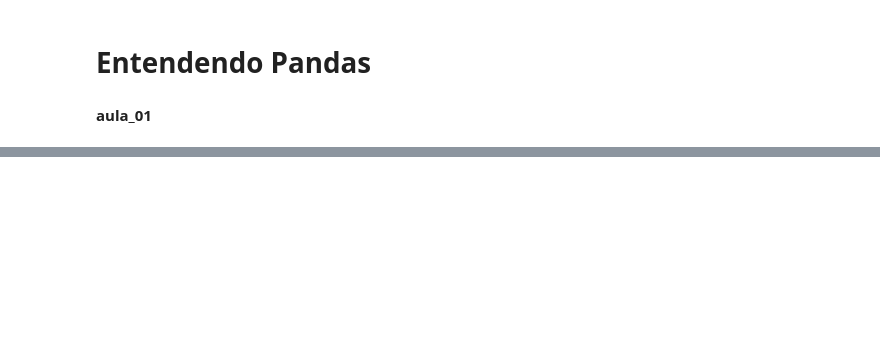
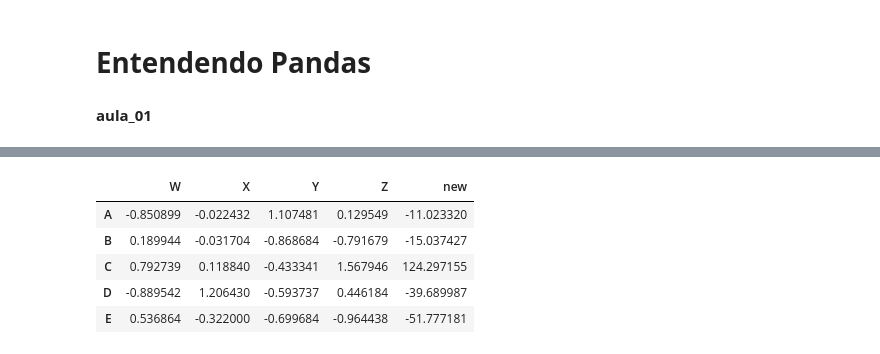
Before and after one commit to geovani2311/-understanding_pandas, a Jupyter notebook: aula_01.ipynb, the cells around one changed output, grey strips where cells are left out. Drawn from its saved outputs; the diff is of its cells as text; code cells hidden in the pictures; blank space fills up the shorter version.

```diff
--- a/aula_01.ipynb
+++ b/aula_01.ipynb
@@ -74,2 +115,11 @@ df["new"] = df["W"]
 # %%
+#Como criar nova coluna com contas aritmética de outras colunas
 df["new"] = df["Z"] * df["W"] *100
+df
+# %% [output]
+|  | W | X | Y | Z | new |
+| A | -0.850899 | -0.022432 | 1.107481 | 0.129549 | -11.023320 |
+| B | 0.189944 | -0.031704 | -0.868684 | -0.791679 | -15.037427 |
+| C | 0.792739 | 0.118840 | -0.433341 | 1.567946 | 124.297155 |
+| D | -0.889542 | 1.206430 | -0.593737 | 0.446184 | -39.689987 |
+| E | 0.536864 | -0.322000 | -0.699684 | -0.964438 | -51.777181 |
```
Also changed, not shown: parts of 24 cells of this notebook.
